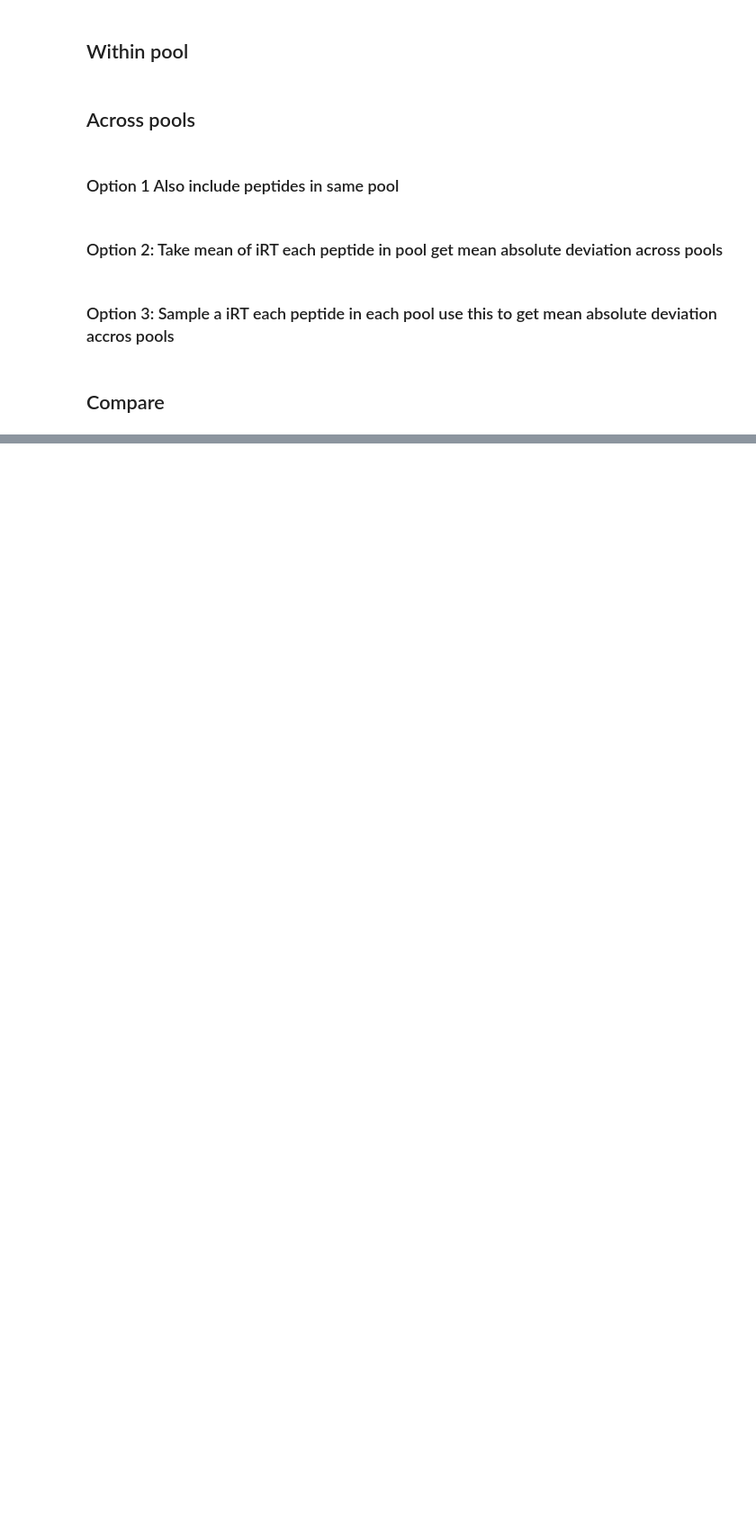
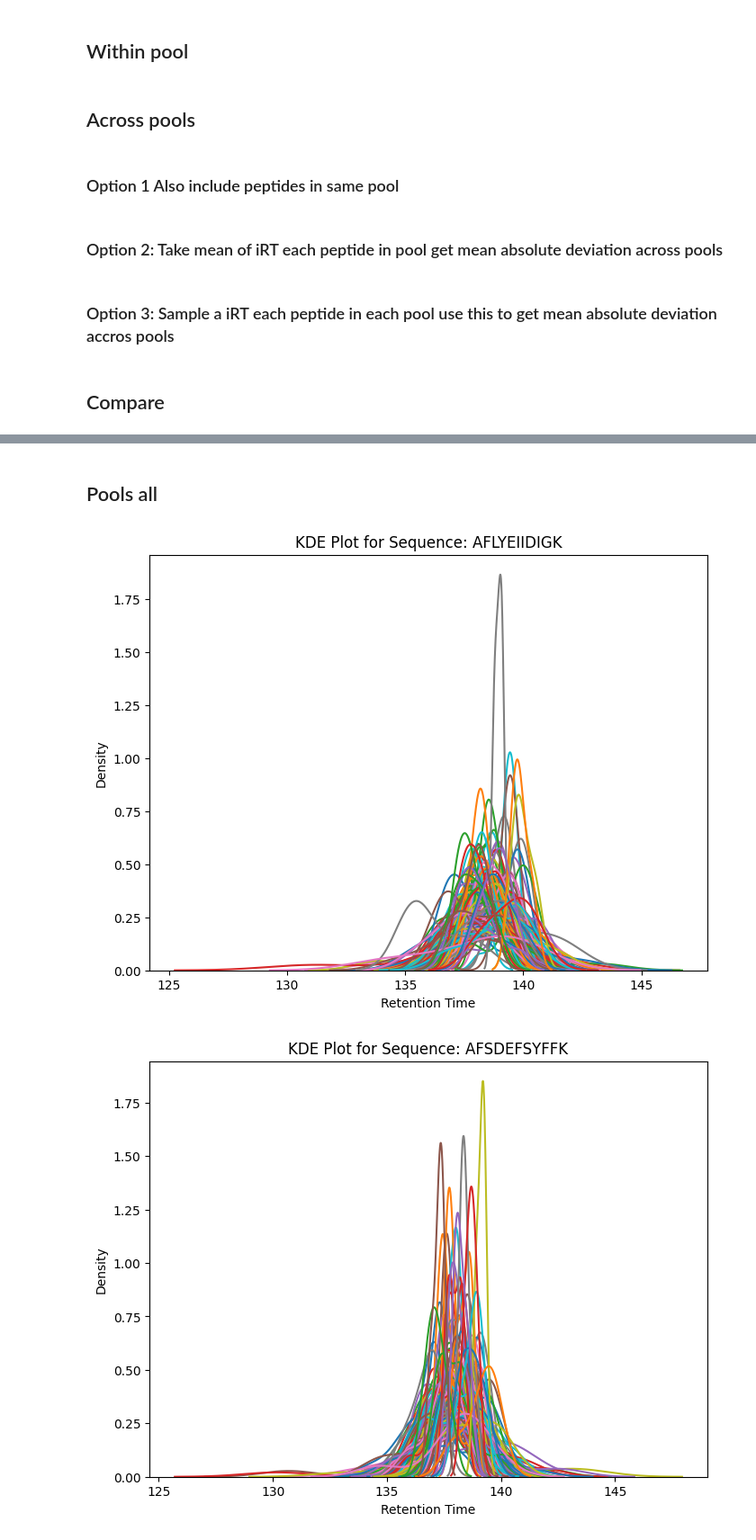
Before and after one commit to WannesLamberts/Thesis-retention-time, a Jupyter notebook: dataset_exploration.ipynb, the cells around one changed output, grey strips where cells are left out. Shown at 90% size. Cells and saved outputs as stored; diff of their text form; code cells hidden in the pictures; blank space fills up the shorter version.

```diff
--- a/dataset_exploration.ipynb
+++ b/dataset_exploration.ipynb
@@ -181,0 +243,10 @@ plt.show()
+# %% [markdown]
+## Pools all
+# %%
+group_by_pool = selected_sequences.groupby(['Modified sequence', 'pool'])['iRT'].apply(list).to_dict()
+# %%
+dic_pool = convert_dictionary_plotting(group_by_pool)
+plot_kde_dictionary(dic_pool,"pool")
+# %% [output]
+[figure, added]
+[figure, added]
```
Also changed, not shown: parts of 22 cells of this notebook, 6 other files.
